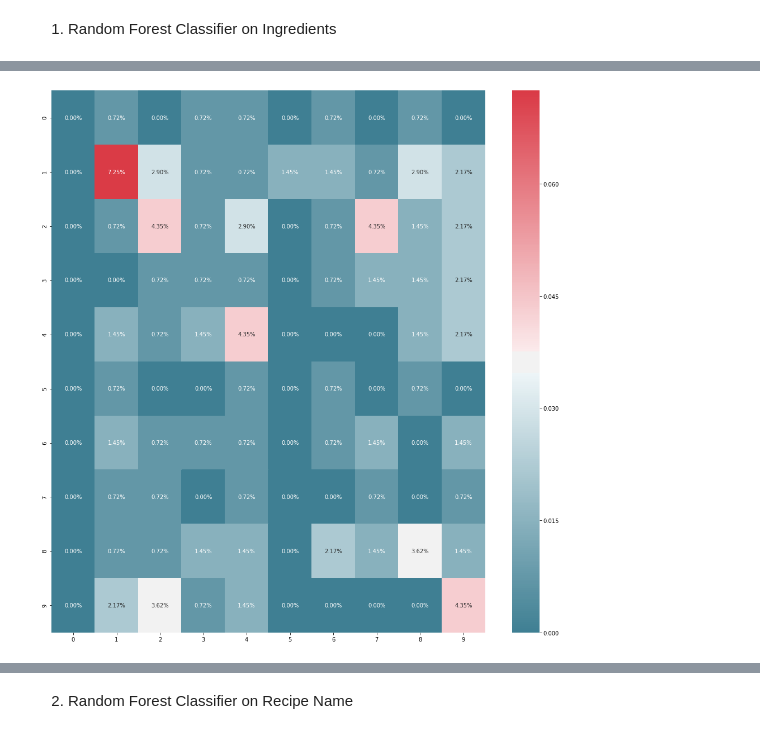
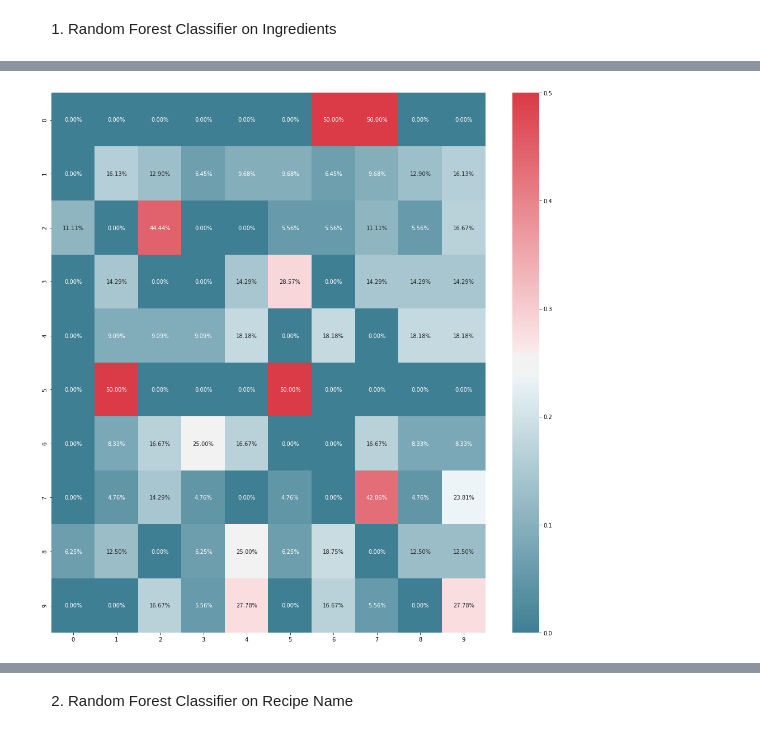
Before and after one commit to Heathocha/Food-for-Thought, a Jupyter notebook: Unit 4 Capstone - Unsupervised Learning.ipynb, the cells around one changed output, grey strips where cells are left out. Cells and saved outputs as stored; diff of their text form; code cells hidden in the pictures.

```diff
--- a/Unit 4 Capstone - Unsupervised Learning.ipynb
+++ b/Unit 4 Capstone - Unsupervised Learning.ipynb
@@ -616,6 +616,6 @@ from sklearn.model_selection import cross_val_score
 # %% [markdown]
 1.  Random Forest Classifier on Ingredients
 # %%
-radm = RandomForestClassifier()
+radm = RandomForestClassifier(class_weight = 'balanced')
 cross_val_score(radm, ingredients, author, cv=5)
 # %% [output]
@@ -676,9 +671,9 @@ array([[0.        , 0.03571429, 0.        , 0.09090909, 0.0625    ,
 # %%
 import seaborn as sns
 colormap = sns.diverging_palette(220, 10, as_cmap = True)
 plt.figure(figsize=(14,14))
-sns.heatmap(ingredient_matrix/np.sum(ingredient_matrix), annot=True,
+sns.heatmap(pd.DataFrame(ingredient_matrix).divide(ingredient_matrix.sum(axis=1),0), annot=True,
             fmt='.2%', cmap=colormap)
 plt.tight_layout()
 # %% [output]
-[figure, old version]
+[figure, new version]
```
Also changed, not shown: parts of 28 cells of this notebook.
